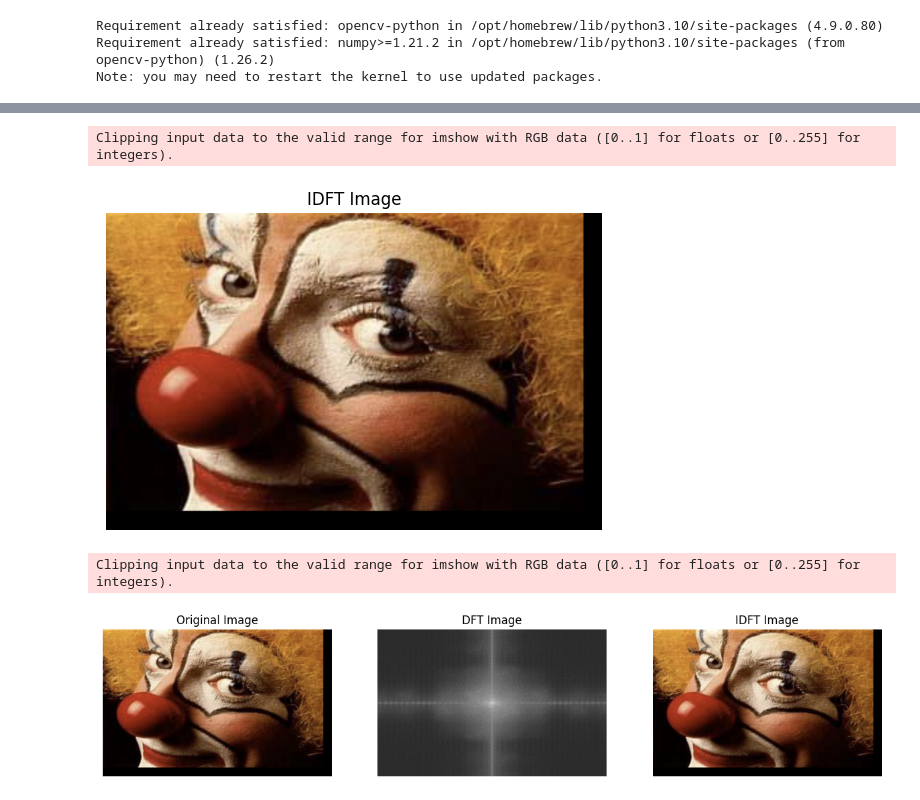
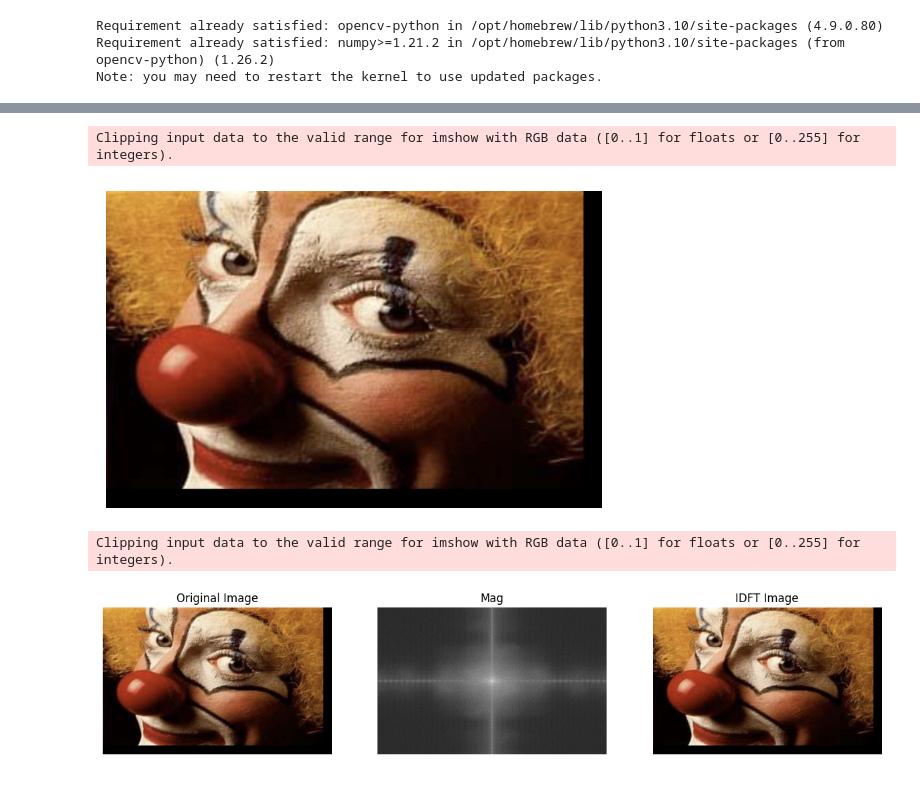
Before and after one commit to KevinNote/Imperial-CV, a Jupyter notebook: Lab/T2/T2.ipynb, the cells around one changed output, grey strips where cells are left out. Cells and saved outputs as stored; diff of their text form; code cells hidden in the pictures.

```diff
--- a/Lab/T2/T2.ipynb
+++ b/Lab/T2/T2.ipynb
@@ -26,6 +34,7 @@ def img_preprocess(img):
                             0, optimal_cols - w,
                             cv2.BORDER_CONSTANT, value=0)
     return padded_img
+    return float32_img
 
 img = img_preprocess(img)
 plt.axis('off')
@@ -35,12 +44,23 @@ _ = plt.imshow(img)
 # %%
-def dft(ch):
+def cv2_dft_channel(ch):
     # Perform DFT
     dft = cv2.dft(ch, flags=cv2.DFT_COMPLEX_OUTPUT)
     # Shift DFT to center
     dft_shift = np.fft.fftshift(dft)
     # Return [R, I]
-    return dft_shift
+    return dft, dft_shift
 
-# HxWx3 -> 3x(HxWx2)
-dft_img = np.array([dft(img[:,:,i]) for i in range(img.shape[2])])
+def cv2_dft_img(img):
+    # Split channels
+    ch1, ch2, ch3 = cv2.split(img)
+    # Perform DFT on each channel
+    dft1, dft_shift1 = cv2_dft_channel(ch1)
+    dft2, dft_shift2 = cv2_dft_channel(ch2)
+    dft3, dft_shift3 = cv2_dft_channel(ch3)
+    return np.array([dft1, dft2, dft3]), np.array([dft_shift1, dft_shift2, dft_shift3])
+# %%
+dft, dft_shift = cv2_dft_img(img)
+# %%
+def np_mv_0_to_neg1(arr):
+    return np.moveaxis(arr, 0, -1)
 # %%
@@ -69,24 +92,21 @@ plt.show()
 # %%
-def idft(ch):
+def cv2_idft_channel(ch):
     # Shift DFT to normal
     dft = np.fft.ifftshift(ch)
     # Perform IDFT
-    idft = cv2.idft(dft, flags=cv2.DFT_SCALE | cv2.DFT_REAL_OUTPUT)
-    return idft
+    ch_back = cv2.idft(dft, flags=cv2.DFT_SCALE | cv2.DFT_REAL_OUTPUT)
+    return ch_back
 
-def dft_img_idf(dft_img):
-    """ -> 3 x H x W -> H x W x 3"""
-    idf = np.array([idft(dft_img[i]) for i in range(dft_img.shape[0])])
-    return np.moveaxis(idf, 0, -1)
+def cv2_dft_img_idf(dft_img):
+    """3 x H x W x 2 -> H x W x 3"""
+    idf = np.array([cv2_idft_channel(dft_img[i]) for i in range(dft_img.shape[0])])
+    return np_mv_0_to_neg1(idf)
 
-idf_img = dft_img_idf(dft_img)
-plt.imshow(idf_img)
-plt.title('IDFT Image')
-plt.axis('off')
-plt.show()
+idf_img = cv2_dft_img_idf(dft_shift)
+imshow(idf_img)
 # %% [output]
 Clipping input data to the valid range for imshow with RGB data ([0..1] for floats or [0..255] for integers).
-[figure, old version]
+[figure, new version]
 # %%
 def viz_three_img(orig, dft, idft):
     fig, axs = plt.subplots(1, 3, figsize=(15, 5))
@@ -101,10 +121,10 @@ def viz_three_img(orig, dft, idft):
     axs[2].axis('off')
     plt.show()
 # %%
-viz_three_img(img, magnitude_spectrum, idf_img)
+viz_three_img(img, sum_mag, idf_img)
 # %% [output]
 Clipping input data to the valid range for imshow with RGB data ([0..1] for floats or [0..255] for integers).
-[figure, old version]
+[figure, new version]
 # %%
 def create_low_pass_filter(width, height, cutoff_frequency):
     rows, cols = np.mgrid[0:height, 0:width]
```
Also changed, not shown: parts of 7 cells of this notebook, 1 other file.
